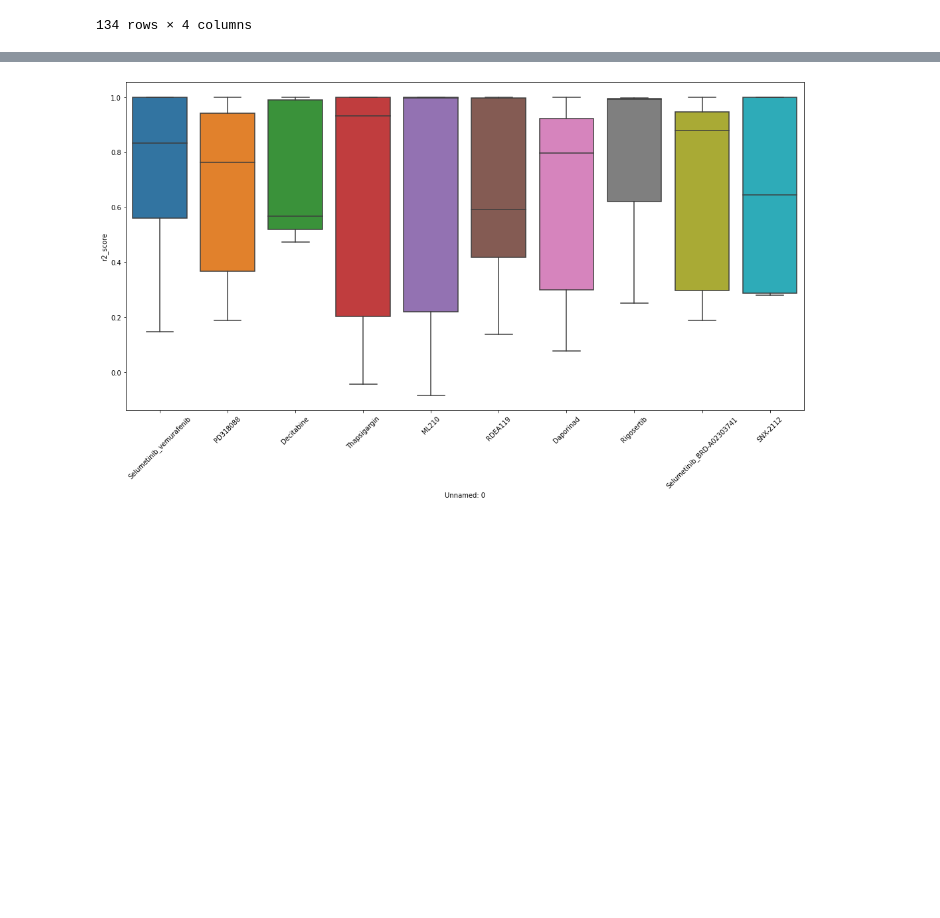
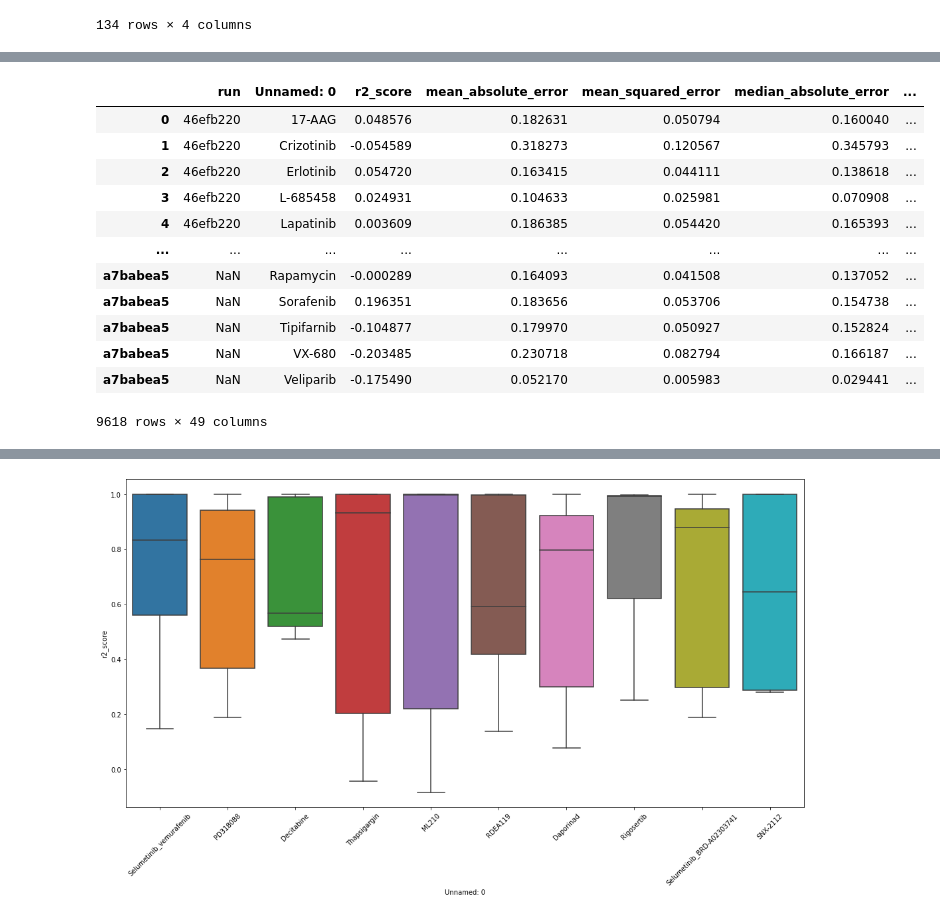
Before and after one commit to lucas-ubm/phc-data-pipeline, a Jupyter notebook: Ranalysis.ipynb, the cells around one changed output, grey strips where cells are left out. Saved outputs shown, nothing was run; the diff lists cells and outputs as text; code cells hidden in the pictures; blank space fills up the shorter version.

```diff
--- a/Ranalysis.ipynb
+++ b/Ranalysis.ipynb
@@ -164,15 +230,18 @@ dt[['feda', 'n', 'fs','r_2_mean']].sort_values('r_2_mean', ascending=False)
 134 rows × 4 columns
 # %%
 def append(data, run):
+    history = pd.read_csv('data/runs/drug_data.csv')
     result = pd.DataFrame()
     for a in run:
-        f = subprocess.run("guild select " +a, shell=True, capture_output=True)
-        d = pd.read_csv('venv/.guild/runs/'+f.stdout.decode('utf-8')[:-1]+'/scores.csv')
-        d['run'] = [a for i in range(0, d.shape[0])]
-        d = d.set_index('run')
-        result = pd.concat([result, d])
+        if a not in history['run'].values:
+            f = subprocess.run("guild select " +a, shell=True, capture_output=True)
+            d = pd.read_csv('venv/.guild/runs/'+f.stdout.decode('utf-8')[:-1]+'/scores.csv')
+            d['run'] = [a for i in range(0, d.shape[0])]
+            d = d.set_index('run')
+            result = pd.concat([result, d])
+
     return result
 # %%
 %%time
-k = append(data, data.index)
+k = append(ndata, ndata.index)
 # %% [output]
@@ -180,0 +250,19 @@ Wall time: 1h 43min 45s
+# %%
+no = pd.read_csv('data/runs/drug_data.csv')
+lo = pd.concat([no, k])
+# %%
+lo
+# %% [output]
+|  | run | Unnamed: 0 | r2_score | mean_absolute_error | mean_squared_error | median_absolute_error | ... |
+| 0 | 46efb220 | 17-AAG | 0.048576 | 0.182631 | 0.050794 | 0.160040 | ... |
+| 1 | 46efb220 | Crizotinib | -0.054589 | 0.318273 | 0.120567 | 0.345793 | ... |
+| 2 | 46efb220 | Erlotinib | 0.054720 | 0.163415 | 0.044111 | 0.138618 | ... |
+| 3 | 46efb220 | L-685458 | 0.024931 | 0.104633 | 0.025981 | 0.070908 | ... |
+| 4 | 46efb220 | Lapatinib | 0.003609 | 0.186385 | 0.054420 | 0.165393 | ... |
+| ... | ... | ... | ... | ... | ... | ... | ... |
+| a7babea5 | NaN | Rapamycin | -0.000289 | 0.164093 | 0.041508 | 0.137052 | ... |
+| a7babea5 | NaN | Sorafenib | 0.196351 | 0.183656 | 0.053706 | 0.154738 | ... |
+| a7babea5 | NaN | Tipifarnib | -0.104877 | 0.179970 | 0.050927 | 0.152824 | ... |
+| a7babea5 | NaN | VX-680 | -0.203485 | 0.230718 | 0.082794 | 0.166187 | ... |
+| a7babea5 | NaN | Veliparib | -0.175490 | 0.052170 | 0.005983 | 0.029441 | ... |
+9618 rows × 49 columns
```
Also changed, not shown: parts of 18 cells of this notebook, 4 other files.
